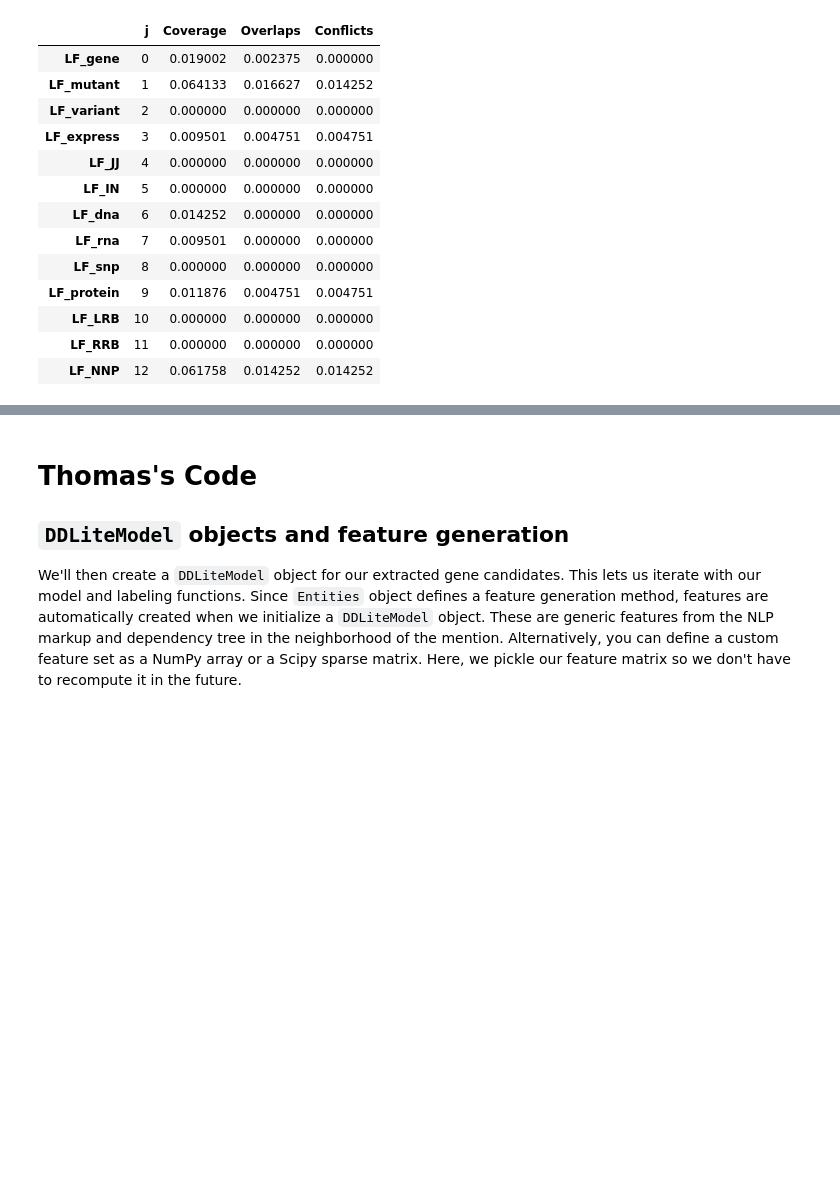
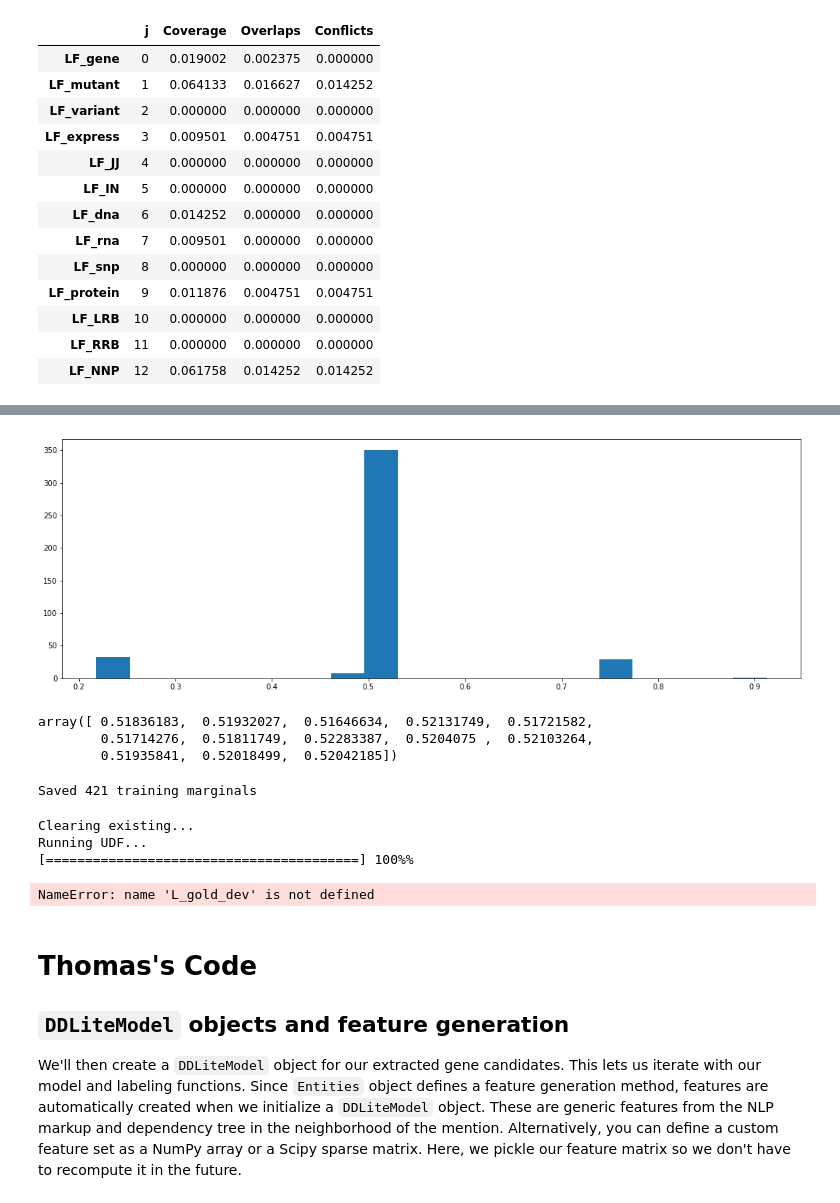
Before and after one commit to lmkostas/CS341_Arabidopsis, a Jupyter notebook: LabelingFunctions.ipynb, the cells around one changed output, grey strips where cells are left out. Saved outputs shown, nothing was run; the diff lists cells and outputs as text; code cells hidden in the pictures; blank space fills up the shorter version.

```diff
--- a/LabelingFunctions.ipynb
+++ b/LabelingFunctions.ipynb
@@ -196,3 +243,39 @@ L_train.lf_stats(session)
+# %%
+from snorkel.learning import GenerativeModel
+
+gen_model = GenerativeModel(lf_propensity=True)
+gen_model.train(
+    L_train, deps=deps, epochs=20, decay=0.95, step_size=0.1/L_train.shape[0], init_acc=2.0, reg_param=0.0
+)
+# %%
+train_marginals = gen_model.marginals(L_train)
+# %%
+import matplotlib.pyplot as plt
+plt.hist(train_marginals, bins=20)
+plt.show()
+# %% [output]
+[figure, added]
+# %%
+gen_model.weights.lf_accuracy()
+# %% [output]
+array([ 0.51836183,  0.51932027,  0.51646634,  0.52131749,  0.51721582,
+        0.51714276,  0.51811749,  0.52283387,  0.5204075 ,  0.52103264,
+        0.51935841,  0.52018499,  0.52042185])
+# %%
+from snorkel.annotations import save_marginals
+save_marginals(session, L_train, train_marginals)
+# %% [output]
+Saved 421 training marginals
+# %%
+L_dev = labeler.apply_existing(split=0)
+# %% [output]
+Clearing existing...
+Running UDF...
+[========================================] 100%%
+# %%
+tp, fp, tn, fn = gen_model.score(session, L_dev, L_gold_dev)
+# %% [output]
+NameError: name 'L_gold_dev' is not defined
 # %% [markdown]
 # Thomas's Code
 ## `DDLiteModel` objects and feature generation
```
Also changed, not shown: parts of 8 cells of this notebook.
